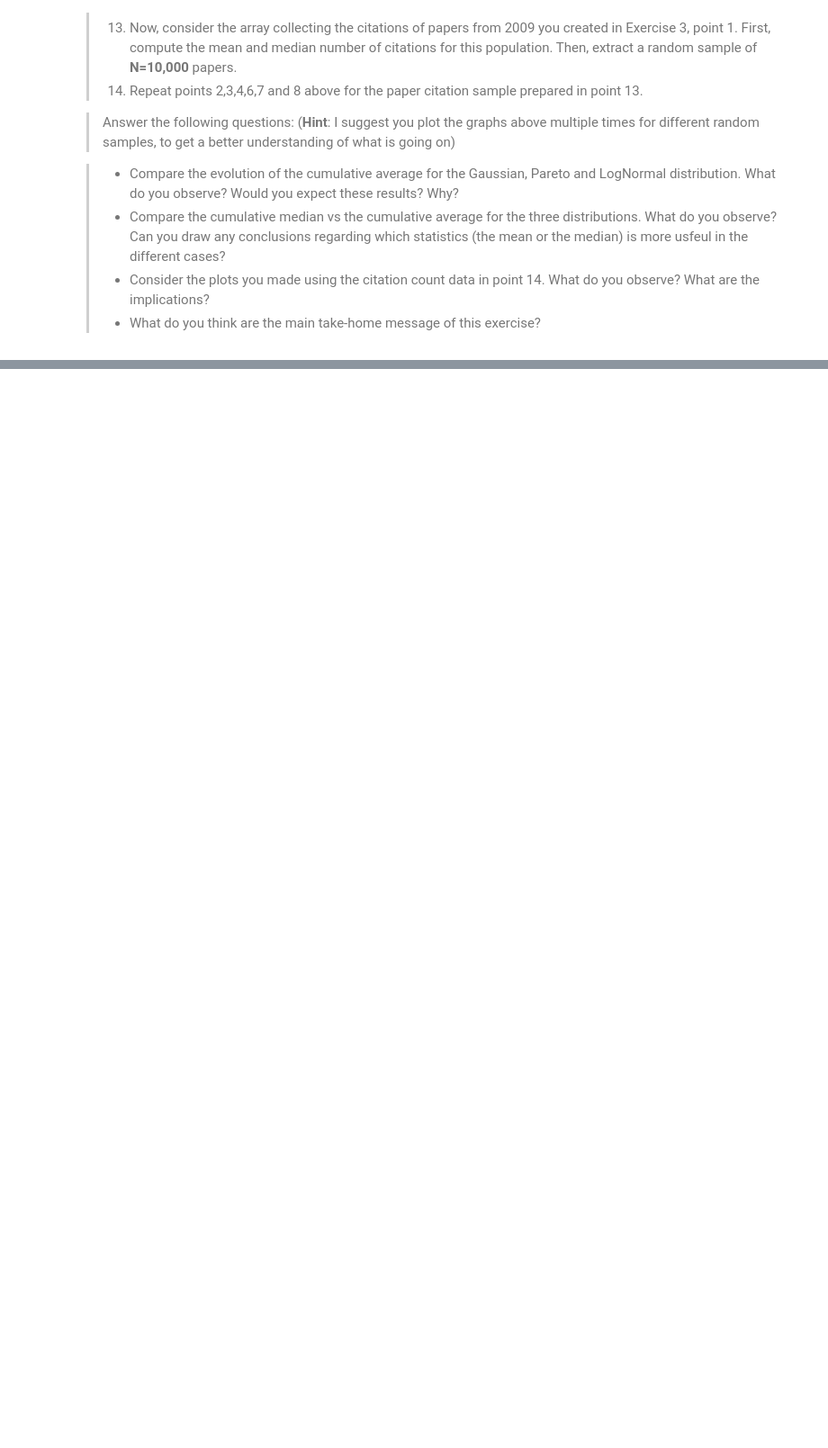
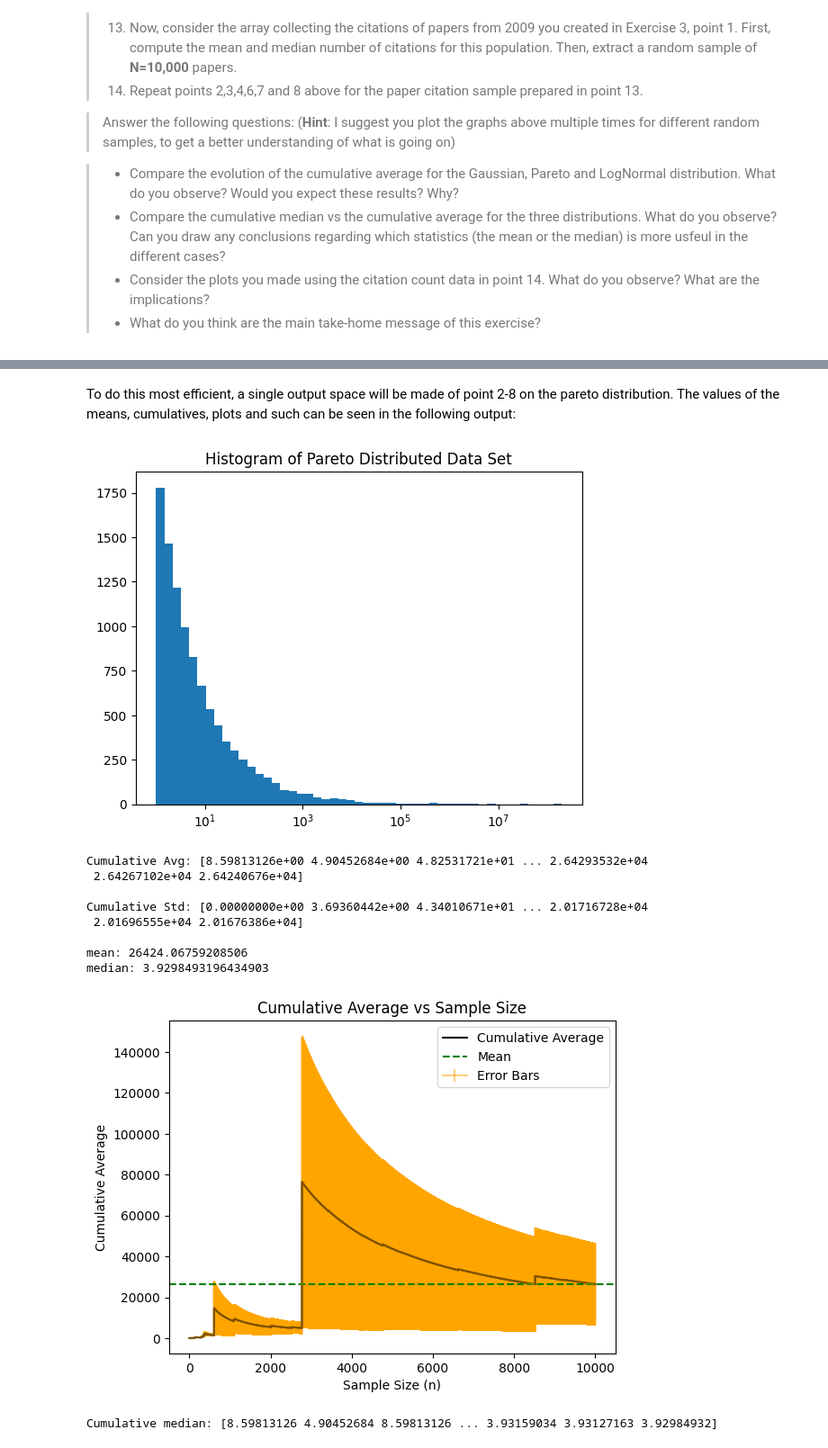
Before and after one commit to GitHub-Adminstrator/Social-Science-A1, a Jupyter notebook: Assignment1.ipynb, the cells around one changed output, grey strips where cells are left out. Shown at 90% size. Drawn from its saved outputs; the diff is of its cells as text; code cells hidden in the pictures; blank space fills up the shorter version.

```diff
--- a/Assignment1.ipynb
+++ b/Assignment1.ipynb
@@ -533,0 +646,5 @@ The condition that $ \mathbb E | X_i | $ is finite holds in most cases but can f
+# %%
+N = 10000
+alpha = 0.5
+x_m = 1
+pareto =  x_m*(np.random.pareto(alpha, N)+1)
@@ -533,0 +653,71 @@ The condition that $ \mathbb E | X_i | $ is finite holds in most cases but can f
+# %% [markdown]
+To do this most efficient, a single output space will be made of point 2-8 on the pareto distribution. The values of the means, cumulatives, plots and such can be seen in the following output:
+# %%
+# Plot the histogram of the data
+plt.hist(pareto, bins=np.logspace(np.log10(min(pareto)), np.log10(max(pareto)), 50))
+plt.gca().set_xscale("log")
+plt.title('Histogram of Pareto Distributed Data Set')
+plt.show()
+
+# Create a dataframe from the array:
+df_par = pd.DataFrame(pareto, columns=['Pareto'])
+
+# Cumulative average
+cumaverage_par = np.cumsum(pareto)/(range(1,len(pareto)+1))
+print('Cumulative Avg:',cumaverage_par)
+
+print("      ")
+
+# Cumulative standard error using expanding() function (cumulative standard error of the mean)
+cum_std_error_par = df_par['Pareto'].expanding().std() / np.sqrt(df_par['Pareto'].expanding().count())
+cum_std_error_par[0] = 0  # set the first element to 0 # cumulative standard error of the pareto distribution
+print('Cumulative Std:',np.array(cum_std_error_par))
+
+print("      ")
+
+
+# Compute mean and median of the data set:
+print('mean:', np.mean(pareto))
+print('median:', np.median(pareto))
+
+# Culimative average plot:
+fig, ax = plt.subplots()
+
+# Plot cumulative average as a line plot
+ax.errorbar(np.arange(10000), cumaverage_par, yerr=cum_std_error_par, color="orange", alpha=0.5, label='Error Bars') # Add errorbars to each point in the graph
+ax.plot(np.arange(10000), cumaverage_par, color='black', label='Cumulative Average') # Plot the cumulative average as a line plot
+ax.axhline(y=np.mean(pareto), color='green', linestyle='--', label='Mean') # Add a horizontal line corresponding to the mean
+
+# Set labels and title for the plot
+ax.set_title('Cumulative Average vs Sample Size')
+ax.set_xlabel('Sample Size (n)')
+ax.set_ylabel('Cumulative Average')
+
+ # Show legend and display plot
+plt.legend()
+plt.show()
+
+# Compute the cumulative median of the data set and store it in an array
+cumulative_median_par = df_par['Pareto'].expanding().median()
+print('Cumulative median:',np.array(cumulative_median_par))
+
+# Plot the cumulative median array
+plt.plot(cumulative_median_par)
+plt.axhline(y=np.median(pareto), color='green', linestyle='--', label='Median')
+plt.title('Cumulative Median of Pareto Distribution Data Set')
+plt.xlabel('Data Points')
+plt.ylabel('Cumulative Median')
+plt.legend()
+plt.show()
+# %% [output]
+[figure, added]
+Cumulative Avg: [8.59813126e+00 4.90452684e+00 4.82531721e+01 ... 2.64293532e+04
+ 2.64267102e+04 2.64240676e+04]
+
+Cumulative Std: [0.00000000e+00 3.69360442e+00 4.34010671e+01 ... 2.01716728e+04
+ 2.01696555e+04 2.01676386e+04]
+
+mean: 26424.06759208506
+median: 3.9298493196434903
+[figure, added]
+Cumulative median: [8.59813126 4.90452684 8.59813126 ... 3.93159034 3.93127163 3.92984932]
```
Also changed, not shown: parts of 34 cells of this notebook.
